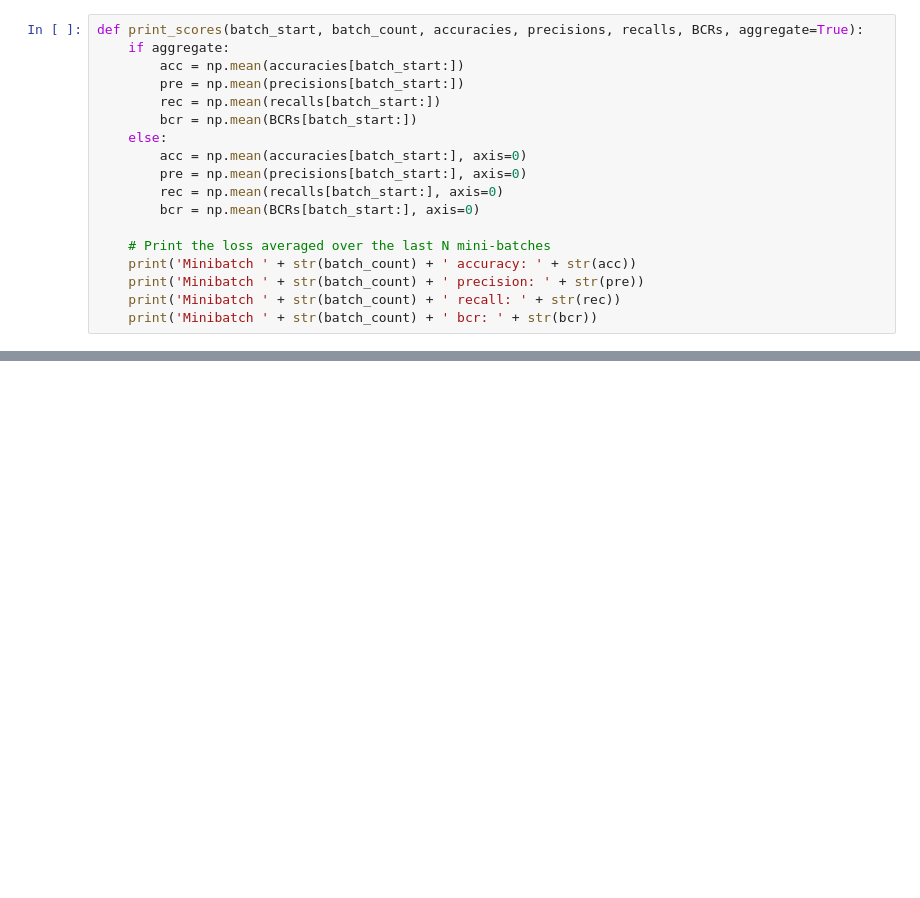
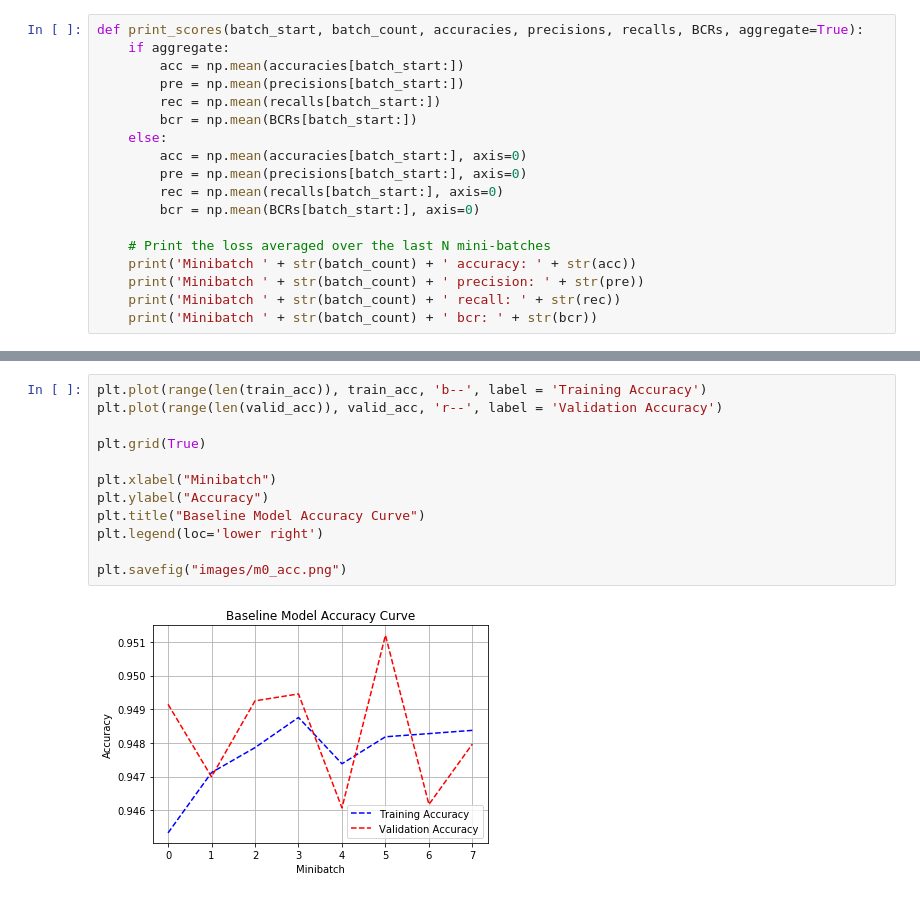
Before and after one commit to amarie01/PA3-CNN, a Jupyter notebook: train_model.ipynb, the cells around one changed output, grey strips where cells are left out. Saved outputs shown, nothing was run; the diff lists cells and outputs as text; blank space fills up the shorter version.

```diff
--- a/train_model.ipynb
+++ b/train_model.ipynb
@@ -910,0 +422,14 @@ plt.savefig("images/m3_acc.png")
+# %%
+plt.plot(range(len(train_acc)), train_acc, 'b--', label = 'Training Accuracy')
+plt.plot(range(len(valid_acc)), valid_acc, 'r--', label = 'Validation Accuracy')
+
+plt.grid(True)
+
+plt.xlabel("Minibatch")
+plt.ylabel("Accuracy")
+plt.title("Baseline Model Accuracy Curve")
+plt.legend(loc='lower right')
+
+plt.savefig("images/m0_acc.png")
+# %% [output]
+[figure, added]
```
Also changed, not shown: parts of 42 cells of this notebook, 1 other file.
